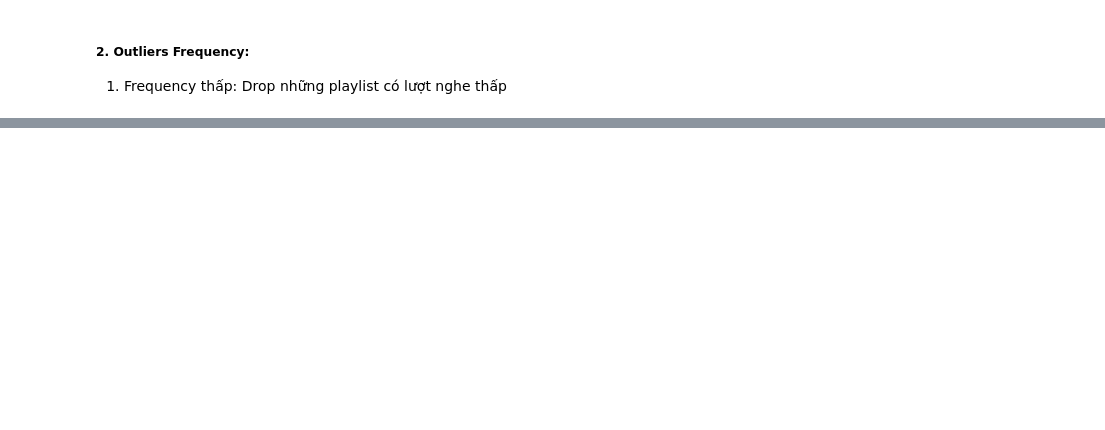
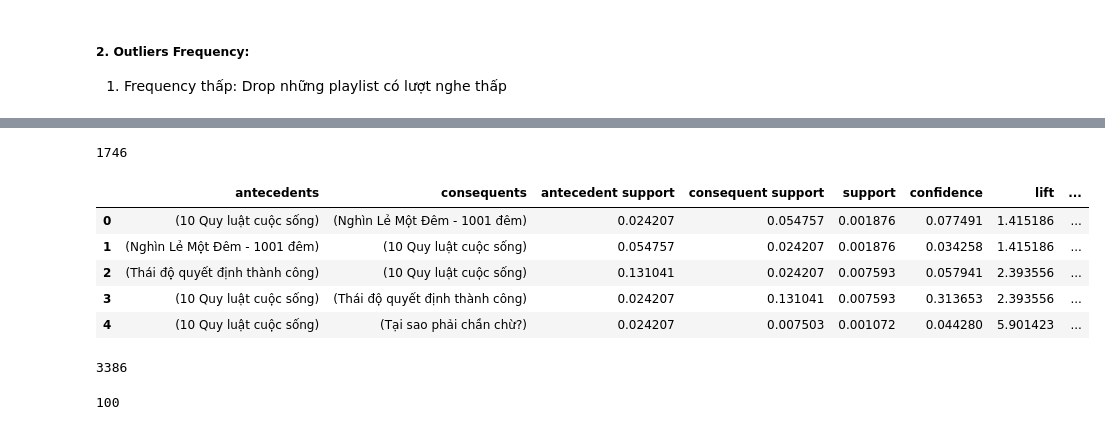
Before and after one commit to ngttnguyen/myhackathon, a Jupyter notebook: hackathon_voiz_basket_analysis.ipynb, the cells around one changed output, grey strips where cells are left out. Cells and saved outputs as stored; diff of their text form; code cells hidden in the pictures; blank space fills up the shorter version.

```diff
--- a/hackathon_voiz_basket_analysis.ipynb
+++ b/hackathon_voiz_basket_analysis.ipynb
@@ -307,0 +303,3 @@ rules2.head(20)
+# %%
+playlist_basket_OK = [lst for lst in playlist_basket if len(lst)>1]
+len(playlist_basket_OK)
@@ -307,0 +317,6 @@ rules2.head(20)
+# %%
+data = playlist_basket_OK
+# %%
+## 2. Importing packages and data preprocessing (about mlxtend)
+encode_=TransactionEncoder()
+encode_arr=encode_.fit_transform(data)
@@ -307,0 +327,20 @@ rules2.head(20)
+# %%
+## 4. Calculating support.
+frequent_items=apriori(encode_df,min_support=0.001, use_colnames=True)
+len(frequent_items)
+# %% [output]
+1746
+# %%
+rules = association_rules(frequent_items, metric="lift", min_threshold=1)
+rules.head()
+# %% [output]
+|  | antecedents | consequents | antecedent support | consequent support | support | confidence | lift | ... |
+| 0 | (10 Quy luật cuộc sống) | (Nghìn Lẻ Một Đêm - 1001 đêm) | 0.024207 | 0.054757 | 0.001876 | 0.077491 | 1.415186 | ... |
+| 1 | (Nghìn Lẻ Một Đêm - 1001 đêm) | (10 Quy luật cuộc sống) | 0.054757 | 0.024207 | 0.001876 | 0.034258 | 1.415186 | ... |
+| 2 | (Thái độ quyết định thành công) | (10 Quy luật cuộc sống) | 0.131041 | 0.024207 | 0.007593 | 0.057941 | 2.393556 | ... |
+| 3 | (10 Quy luật cuộc sống) | (Thái độ quyết định thành công) | 0.024207 | 0.131041 | 0.007593 | 0.313653 | 2.393556 | ... |
+| 4 | (10 Quy luật cuộc sống) | (Tại sao phải chần chừ?) | 0.024207 | 0.007503 | 0.001072 | 0.044280 | 5.901423 | ... |
+# %%
+rules.shape[0]
+# %% [output]
+3386
@@ -307,0 +350,4 @@ rules2.head(20)
+# %%
+basket.shape[0]
+# %% [output]
+100
```
Also changed, not shown: parts of 60 cells of this notebook, 5 other files.
